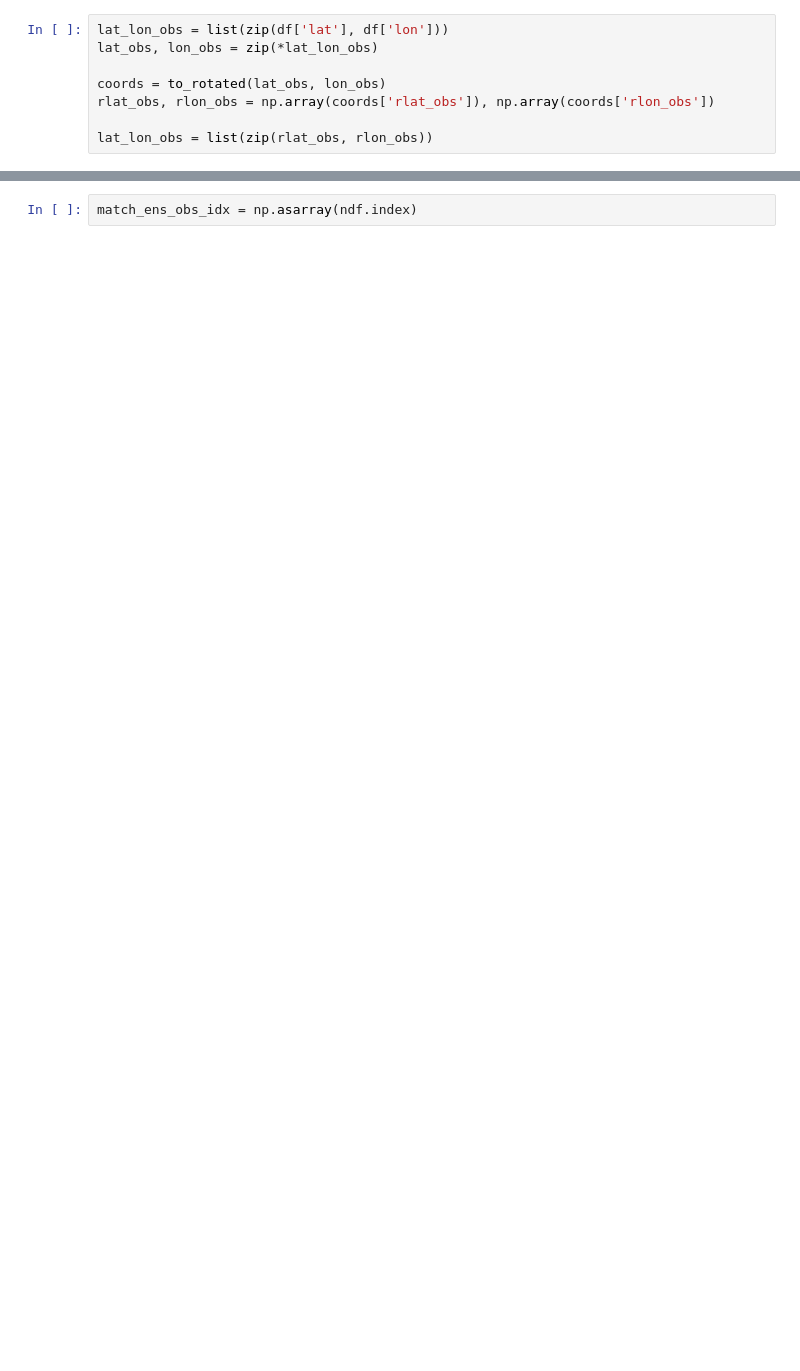
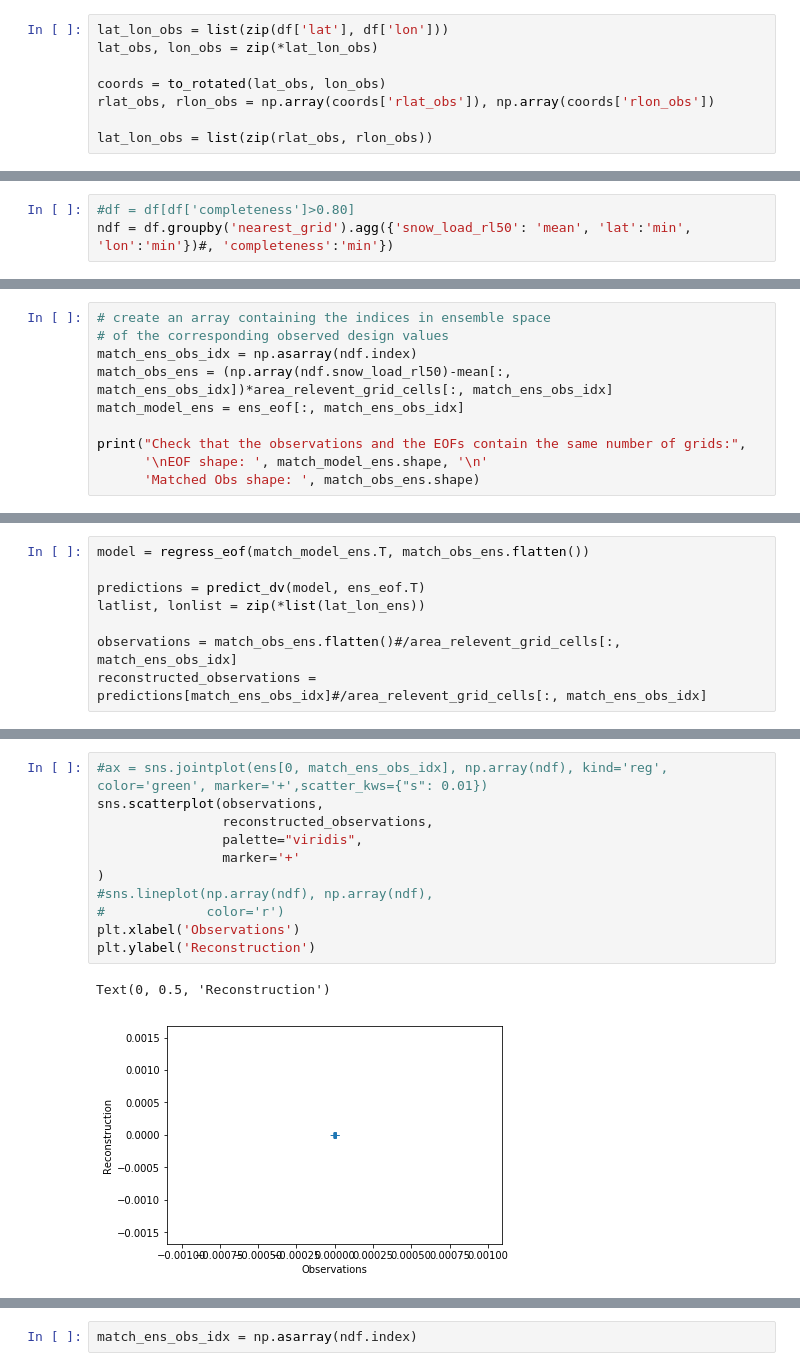
Before and after one commit to pacificclimate/climpyrical, a Jupyter notebook: notebooks/interpolation.ipynb, the cells around one changed output, grey strips where cells are left out. Cells and saved outputs as stored; diff of their text form; blank space fills up the shorter version.

```diff
--- a/notebooks/interpolation.ipynb
+++ b/notebooks/interpolation.ipynb
@@ -177,0 +179,3 @@ ndf = df['hdd'].groupby(df['nearest_grid']).mean()
+# %%
+#df = df[df['completeness']>0.80]
+ndf = df.groupby('nearest_grid').agg({'snow_load_rl50': 'mean', 'lat':'min', 'lon':'min'})#, 'completeness':'min'})
@@ -177,0 +191,10 @@ ndf = df['hdd'].groupby(df['nearest_grid']).mean()
+# %%
+# create an array containing the indices in ensemble space
+# of the corresponding observed design values
+match_ens_obs_idx = np.asarray(ndf.index)
+match_obs_ens = (np.array(ndf.snow_load_rl50)-mean[:, match_ens_obs_idx])*area_relevent_grid_cells[:, match_ens_obs_idx]
+match_model_ens = ens_eof[:, match_ens_obs_idx]
+
+print("Check that the observations and the EOFs contain the same number of grids:",
+      '\nEOF shape: ', match_model_ens.shape, '\n'
+      'Matched Obs shape: ', match_obs_ens.shape)
@@ -177,0 +205,8 @@ ndf = df['hdd'].groupby(df['nearest_grid']).mean()
+# %%
+model = regress_eof(match_model_ens.T, match_obs_ens.flatten())
+
+predictions = predict_dv(model, ens_eof.T)
+latlist, lonlist = zip(*list(lat_lon_ens))
+
+observations = match_obs_ens.flatten()#/area_relevent_grid_cells[:, match_ens_obs_idx]
+reconstructed_observations = predictions[match_ens_obs_idx]#/area_relevent_grid_cells[:, match_ens_obs_idx]
@@ -177,0 +239,14 @@ ndf = df['hdd'].groupby(df['nearest_grid']).mean()
+# %%
+#ax = sns.jointplot(ens[0, match_ens_obs_idx], np.array(ndf), kind='reg', color='green', marker='+',scatter_kws={"s": 0.01})
+sns.scatterplot(observations,
+                reconstructed_observations,
+                palette="viridis",
+                marker='+'
+)
+#sns.lineplot(np.array(ndf), np.array(ndf),
+#             color='r')
+plt.xlabel('Observations')
+plt.ylabel('Reconstruction')
+# %% [output]
+Text(0, 0.5, 'Reconstruction')
+[figure, added]
```
Also changed, not shown: parts of 46 cells of this notebook, 6 other files.
